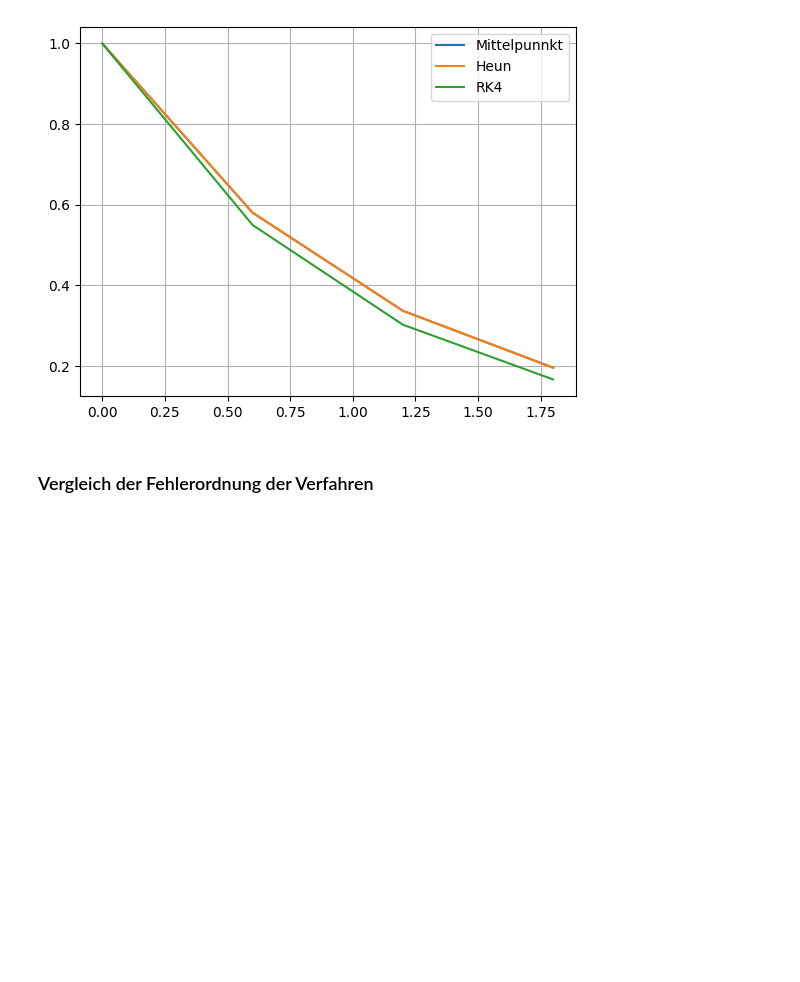
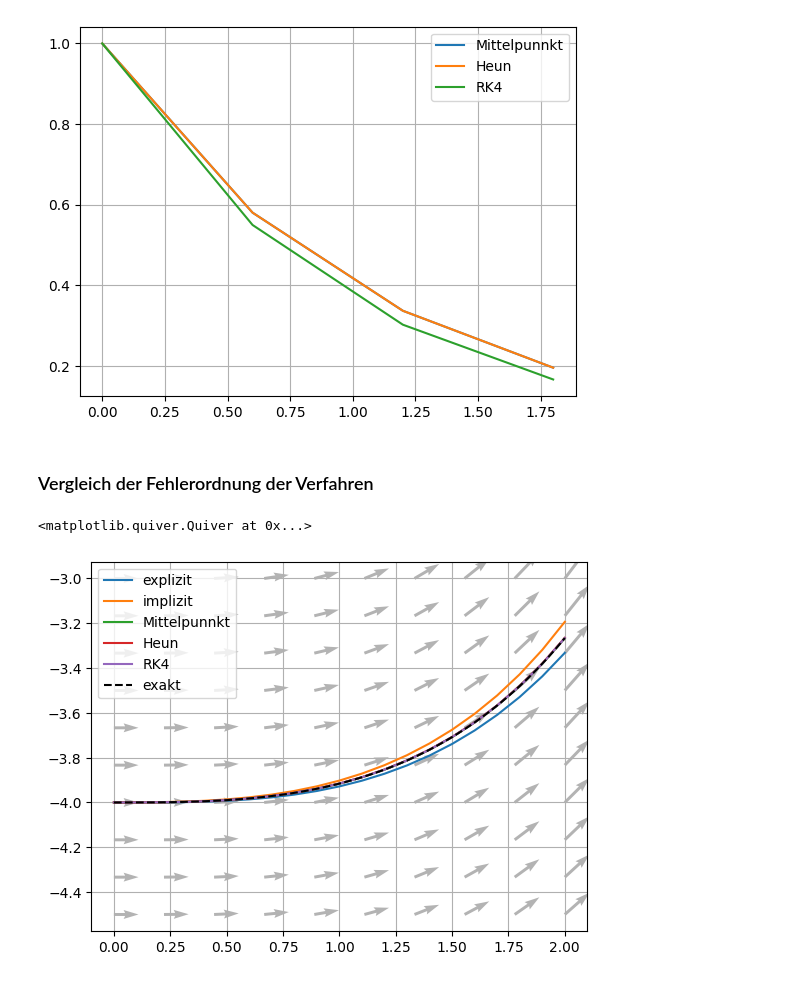
Before and after one commit to BieriCyril/ZHAW_STt_NUM1, a Jupyter notebook: NUM1_Praktikum_W10_W11.ipynb, the cells around one changed output. Cells and saved outputs as stored; diff of their text form; code cells hidden in the pictures; blank space fills up the shorter version.

Commit message:
aufgabe 2 done

```diff
--- a/NUM1_Praktikum_W10_W11.ipynb
+++ b/NUM1_Praktikum_W10_W11.ipynb
@@ -244,3 +244,55 @@ plt.grid()
 [figure]
 # %% [markdown]
 ### Vergleich der Fehlerordnung der Verfahren
+# %%
+f = lambda x, y: - x**2 / y ## gegeben
+
+## gefundene ableitung:
+df = lambda x, y: x**2 / y**2
+yexact = lambda x: -np.sqrt(16 - (2/3) * x**3) ## exakte Lösung der DGL, mit trennung variablen. minus wurzel wegen anfangsedingung
+
+# Startwerte aus aufgabenstellung
+y0 = -4
+x0 = 0
+h = 0.1
+xn = 2 ## wie oben
+
+## EULER CALLEN WIE BEIPSIEL:
+xe, ye = eulerExplizit(f, x0, y0, xn , h)
+xi, yi = eulerImplizit(f, df, x0, y0, xn , h)
+
+## RKs CALLEN WIE BEIPSIEL:
+xm, ym = Mittelpunktsregel(f, x0, y0, h , xn)
+xh, yh = Heun(f, x0, y0, h , xn)
+xrk, yrk = RK4(f, x0, y0, h , xn)
+
+
+### Lösungen plotten:
+# numerische Lösungen
+plt.plot(xe, ye, label="explizit") # explizite punkte ausgeben
+plt.plot(xi, yi, label="implizit") # implizite punkte ausgeben
+
+### Lösungen plotten:
+# numerische Lösungen
+plt.plot(xm, ym, label="Mittelpunnkt") # Mittelpunk punkte ausgeben
+plt.plot(xh, yh, label="Heun") # Heun punkte ausgeben
+plt.plot(xrk, yrk, label="RK4") # RK4 punkte ausgeben
+
+# exakte Lösung
+x_plot = np.linspace(0, 2, 200) ## 200 punkte erstellen
+plt.plot(x_plot, yexact(x_plot), 'k--', label="exakt") ## und dann ausgeben
+
+plt.legend()
+plt.grid()
+
+# gegeben:
+xq = np.linspace(0, 2, 10)        # x-Achse für Vektorfeld
+yq = np.linspace(-4.5, -3, 10)    # y-Achse für Vektorfeld
+X, Y = np.meshgrid(xq, yq)        # Raster aus den Achsen erzeugen
+u = lambda x, y: np.ones_like(x) # x' = 1
+v = lambda x, y: f(x, y)         # y' = f(x, y)
+# die Option angles = "xy" sorgt dafür, dass die Steigung an die Skalierung der Achsen angepasst wird
+plt.quiver(X, Y, u(X, Y), v(X, Y), angles = "xy", color = [.7,.7,.7])
+# %% [output]
+<matplotlib.quiver.Quiver at 0x...>
+[figure, added]
```
Also changed, not shown: parts of 1 cell of this notebook.
